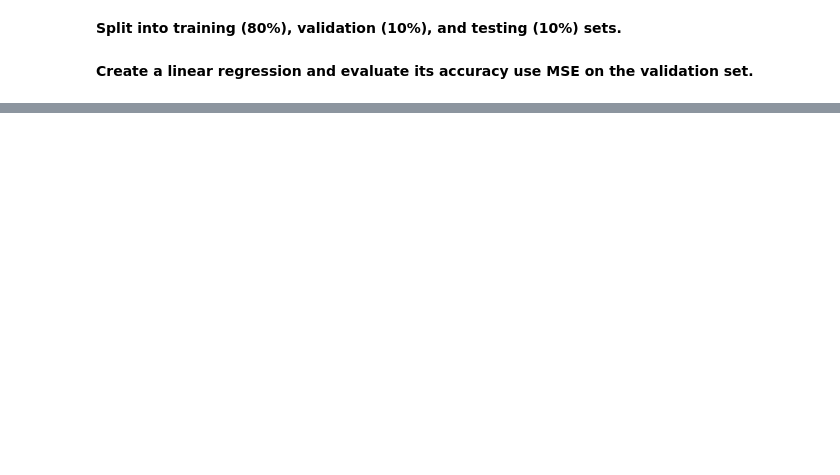
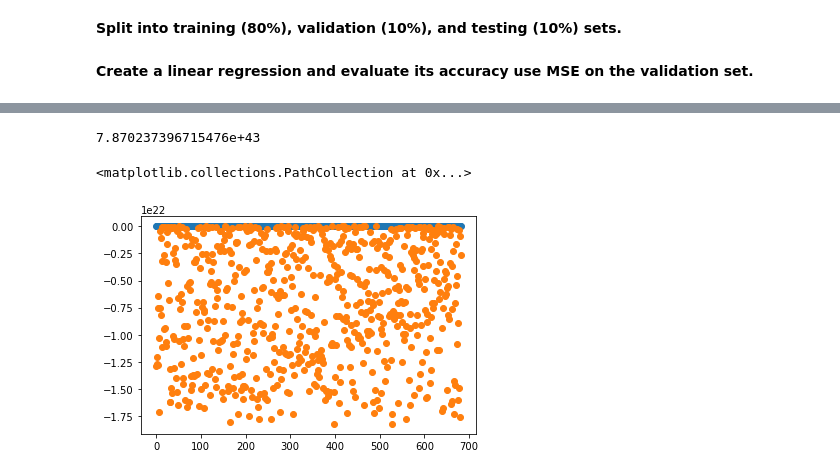
Before and after one commit to rochellekris/Life_Expectancy_ML, a Jupyter notebook: data_collation/Final_Project.ipynb, the cells around one changed output, grey strips where cells are left out. Saved outputs shown, nothing was run; the diff lists cells and outputs as text; code cells hidden in the pictures; blank space fills up the shorter version.

```diff
--- a/data_collation/Final_Project.ipynb
+++ b/data_collation/Final_Project.ipynb
@@ -152,0 +166,14 @@ plt.scatter(x_axis, y_preds)
+# %%
+SGD = SGDRegressor(max_iter=1000, tol=1e-3).fit(X_train, y_train)
+sgd_preds = SGD.predict(X_valid)
+sgd_MSE = mean_squared_error(y_valid, sgd_preds)
+sgd_MSE
+# %% [output]
+7.870237396715476e+43
+# %%
+x_axis = range(len(y_valid))
+plt.scatter(x_axis, y_valid)
+plt.scatter(x_axis, sgd_preds)
+# %% [output]
+<matplotlib.collections.PathCollection at 0x...>
+[figure, added]
```
Also changed, not shown: parts of 11 cells of this notebook.
